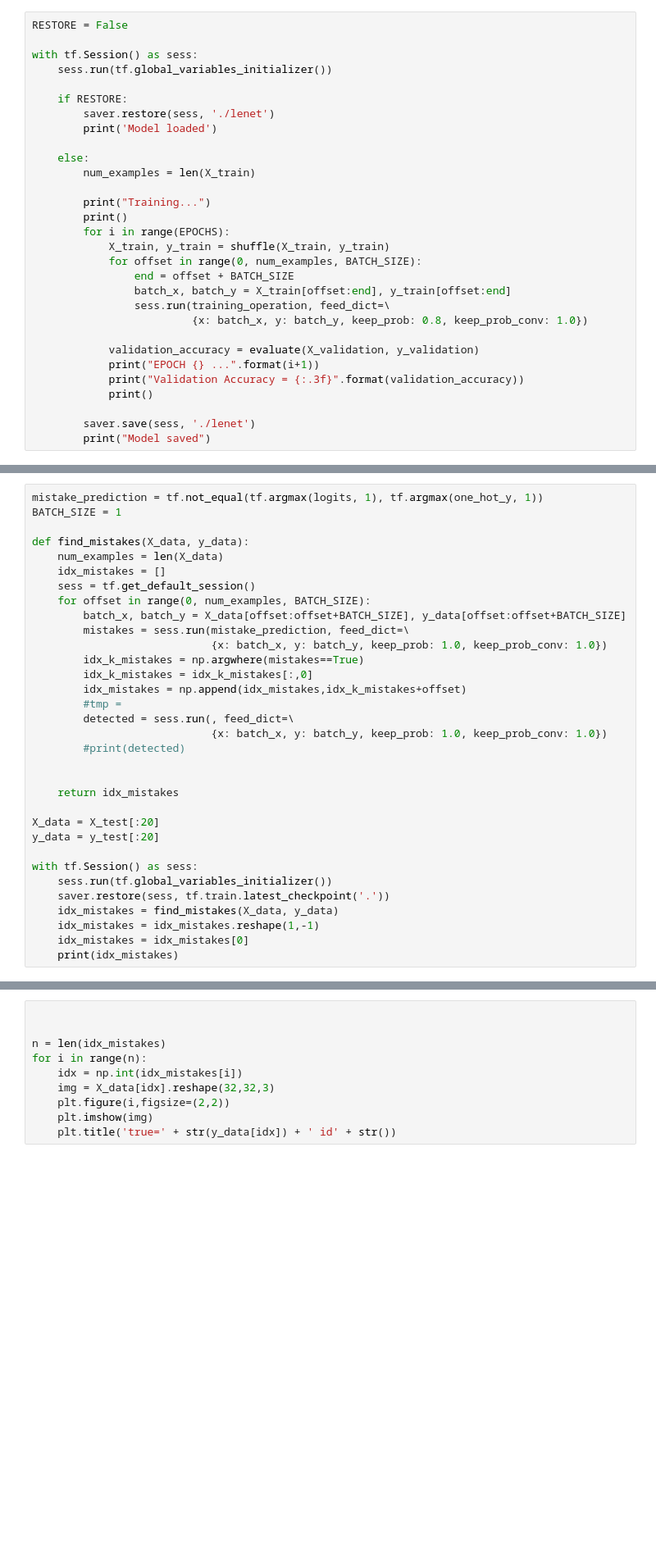
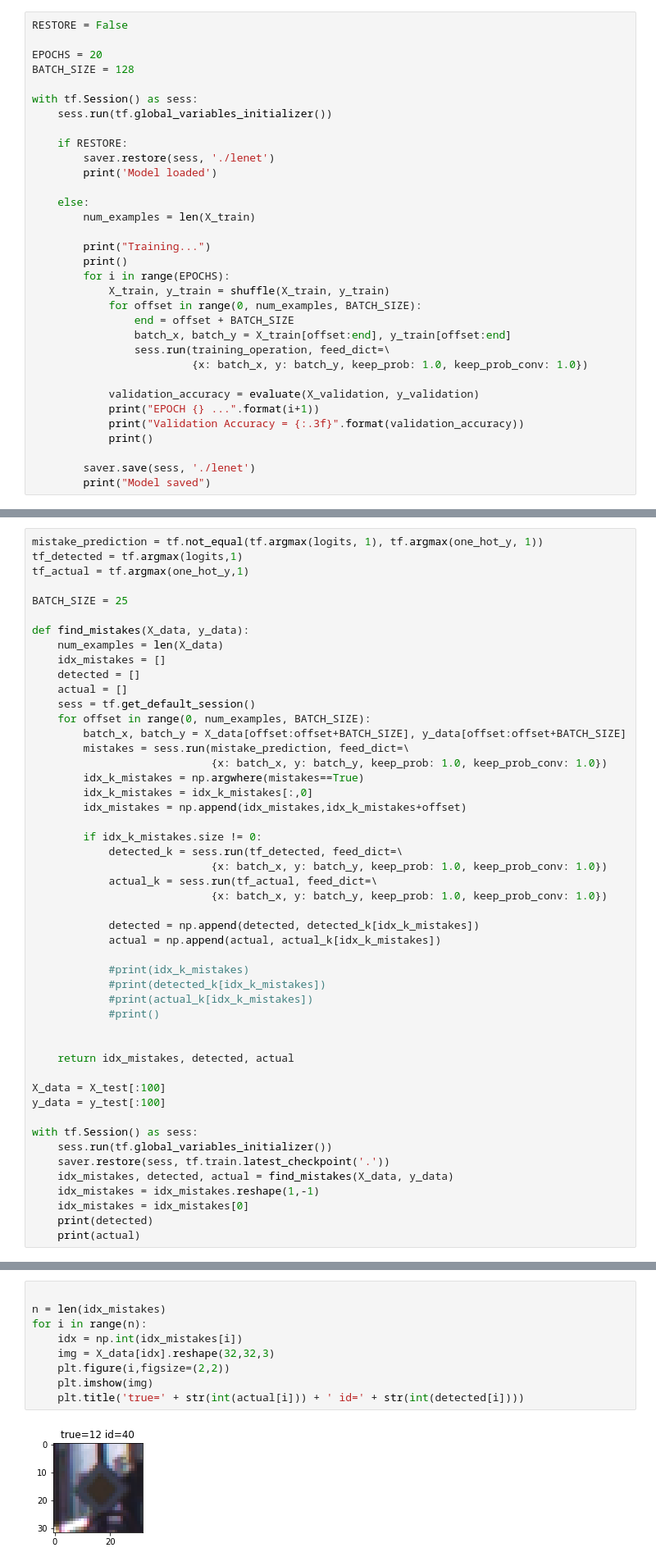
Before and after one commit to suvoganguli/SDCND, a Jupyter notebook: TrafficSign/LeNet-TrafficSign.ipynb, the cells around one changed output, grey strips where cells are left out. Shown: that part at 82% size. Saved outputs shown, nothing was run; the diff lists cells and outputs as text; blank space fills up the shorter version.

Commit message:
completed traffic sign detection with 88.7% test accuracy

```diff
--- a/TrafficSign/LeNet-TrafficSign.ipynb
+++ b/TrafficSign/LeNet-TrafficSign.ipynb
@@ -254,6 +251,9 @@ Save the model after training.
 You do not need to modify this section.
 # %%
 RESTORE = False
+
+EPOCHS = 20
+BATCH_SIZE = 128
 
 with tf.Session() as sess:
     sess.run(tf.global_variables_initializer())
@@ -273,7 +273,7 @@ with tf.Session() as sess:
                 end = offset + BATCH_SIZE
                 batch_x, batch_y = X_train[offset:end], y_train[offset:end]
                 sess.run(training_operation, feed_dict=\
-                         {x: batch_x, y: batch_y, keep_prob: 0.8, keep_prob_conv: 1.0})
+                         {x: batch_x, y: batch_y, keep_prob: 1.0, keep_prob_conv: 1.0})
 
             validation_accuracy = evaluate(X_validation, y_validation)
             print("EPOCH {} ...".format(i+1))
@@ -321,10 +321,15 @@ Test Accuracy = 0.873
 # %%
 mistake_prediction = tf.not_equal(tf.argmax(logits, 1), tf.argmax(one_hot_y, 1))
-BATCH_SIZE = 1
+tf_detected = tf.argmax(logits,1)
+tf_actual = tf.argmax(one_hot_y,1)
+
+BATCH_SIZE = 25
 
 def find_mistakes(X_data, y_data):
     num_examples = len(X_data)
     idx_mistakes = []
+    detected = []
+    actual = []
     sess = tf.get_default_session()
     for offset in range(0, num_examples, BATCH_SIZE):
         batch_x, batch_y = X_data[offset:offset+BATCH_SIZE], y_data[offset:offset+BATCH_SIZE]
@@ -333,22 +338,33 @@ def find_mistakes(X_data, y_data):
         idx_k_mistakes = np.argwhere(mistakes==True)
         idx_k_mistakes = idx_k_mistakes[:,0]
         idx_mistakes = np.append(idx_mistakes,idx_k_mistakes+offset)
-        #tmp =
-        detected = sess.run(, feed_dict=\
+
+        if idx_k_mistakes.size != 0:
+            detected_k = sess.run(tf_detected, feed_dict=\
                             {x: batch_x, y: batch_y, keep_prob: 1.0, keep_prob_conv: 1.0})
-        #print(detected)
+            actual_k = sess.run(tf_actual, feed_dict=\
+                            {x: batch_x, y: batch_y, keep_prob: 1.0, keep_prob_conv: 1.0})
+
+            detected = np.append(detected, detected_k[idx_k_mistakes])
+            actual = np.append(actual, actual_k[idx_k_mistakes])
+
+            #print(idx_k_mistakes)
+            #print(detected_k[idx_k_mistakes])
+            #print(actual_k[idx_k_mistakes])
+            #print()
 
 
-    return idx_mistakes
+    return idx_mistakes, detected, actual
 
-X_data = X_test[:20]
-y_data = y_test[:20]
+X_data = X_test[:100]
+y_data = y_test[:100]
 
 with tf.Session() as sess:
     sess.run(tf.global_variables_initializer())
     saver.restore(sess, tf.train.latest_checkpoint('.'))
-    idx_mistakes = find_mistakes(X_data, y_data)
+    idx_mistakes, detected, actual = find_mistakes(X_data, y_data)
     idx_mistakes = idx_mistakes.reshape(1,-1)
     idx_mistakes = idx_mistakes[0]
-    print(idx_mistakes)
+    print(detected)
+    print(actual)
 # %% [output]
@@ -356,10 +374,11 @@ SyntaxError: invalid syntax (<ipython-input-121-03ae1f38ee62>, line 15)
 # %%
-
 
 n = len(idx_mistakes)
 for i in range(n):
     idx = np.int(idx_mistakes[i])
     img = X_data[idx].reshape(32,32,3)
     plt.figure(i,figsize=(2,2))
     plt.imshow(img)
-    plt.title('true=' + str(y_data[idx]) + ' id' + str())
+    plt.title('true=' + str(int(actual[i])) + ' id=' + str(int(detected[i])))
+# %% [output]
+[figure, added]
```
Also changed, not shown: parts of 6 cells of this notebook, 3 other files.
